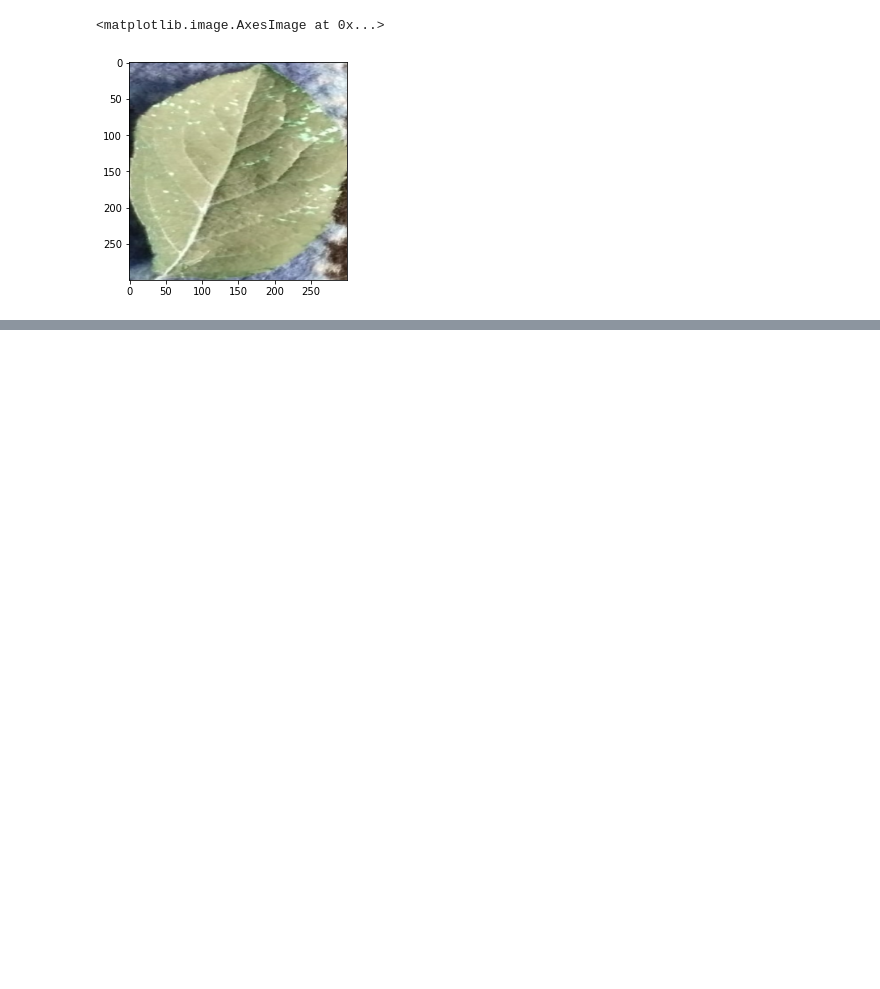
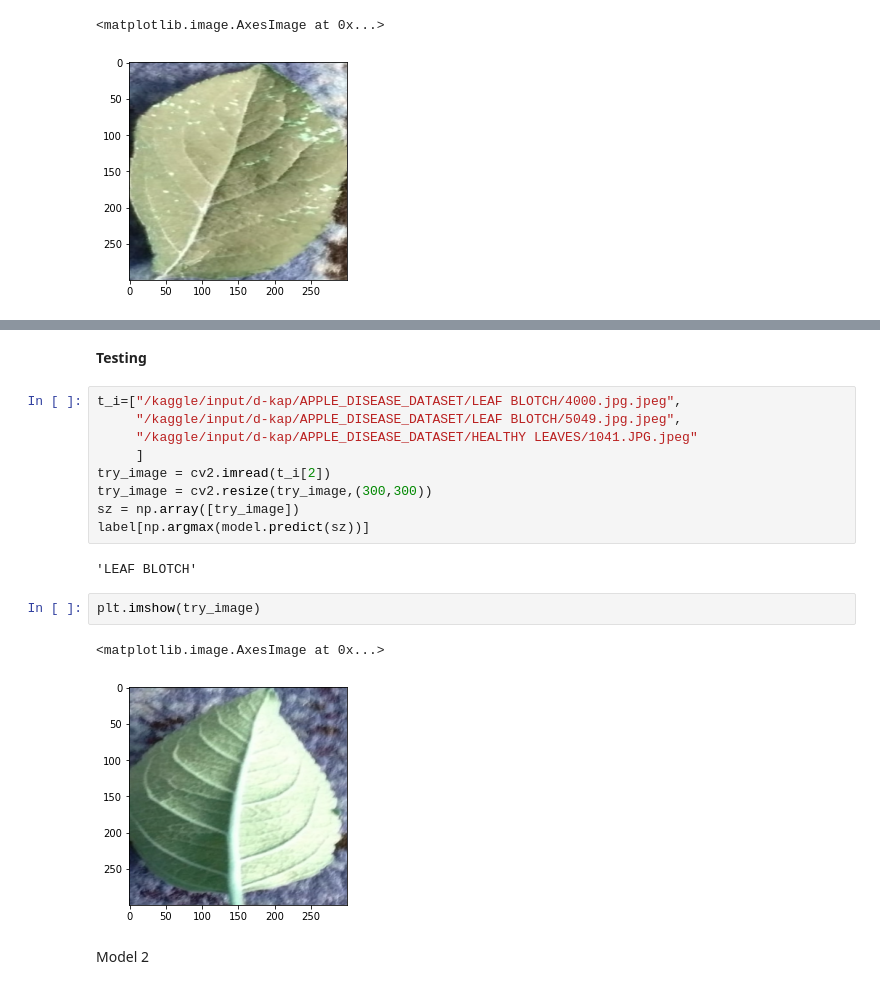
Before and after one commit to sahilr005/ml, a Jupyter notebook: apple-leaves-disease.ipynb, the cells around one changed output, grey strips where cells are left out. Cells and saved outputs as stored; diff of their text form; blank space fills up the shorter version.

Commit message:
Kaggle Notebook | Apple Leaves Disease | Version 5

```diff
--- a/apple-leaves-disease.ipynb
+++ b/apple-leaves-disease.ipynb
@@ -188,0 +219,20 @@ model.evaluate(x_test,y_test)
+# %% [markdown]
+**Testing**
+# %%
+t_i=["/kaggle/input/d-kap/APPLE_DISEASE_DATASET/LEAF BLOTCH/4000.jpg.jpeg",
+     "/kaggle/input/d-kap/APPLE_DISEASE_DATASET/LEAF BLOTCH/5049.jpg.jpeg",
+     "/kaggle/input/d-kap/APPLE_DISEASE_DATASET/HEALTHY LEAVES/1041.JPG.jpeg"
+     ]
+try_image = cv2.imread(t_i[2])
+try_image = cv2.resize(try_image,(300,300))
+sz = np.array([try_image])
+label[np.argmax(model.predict(sz))]
+# %% [output]
+'LEAF BLOTCH'
+# %%
+plt.imshow(try_image)
+# %% [output]
+<matplotlib.image.AxesImage at 0x...>
+[figure, added]
+# %% [markdown]
+Model 2
```
Also changed, not shown: parts of 25 cells of this notebook.
